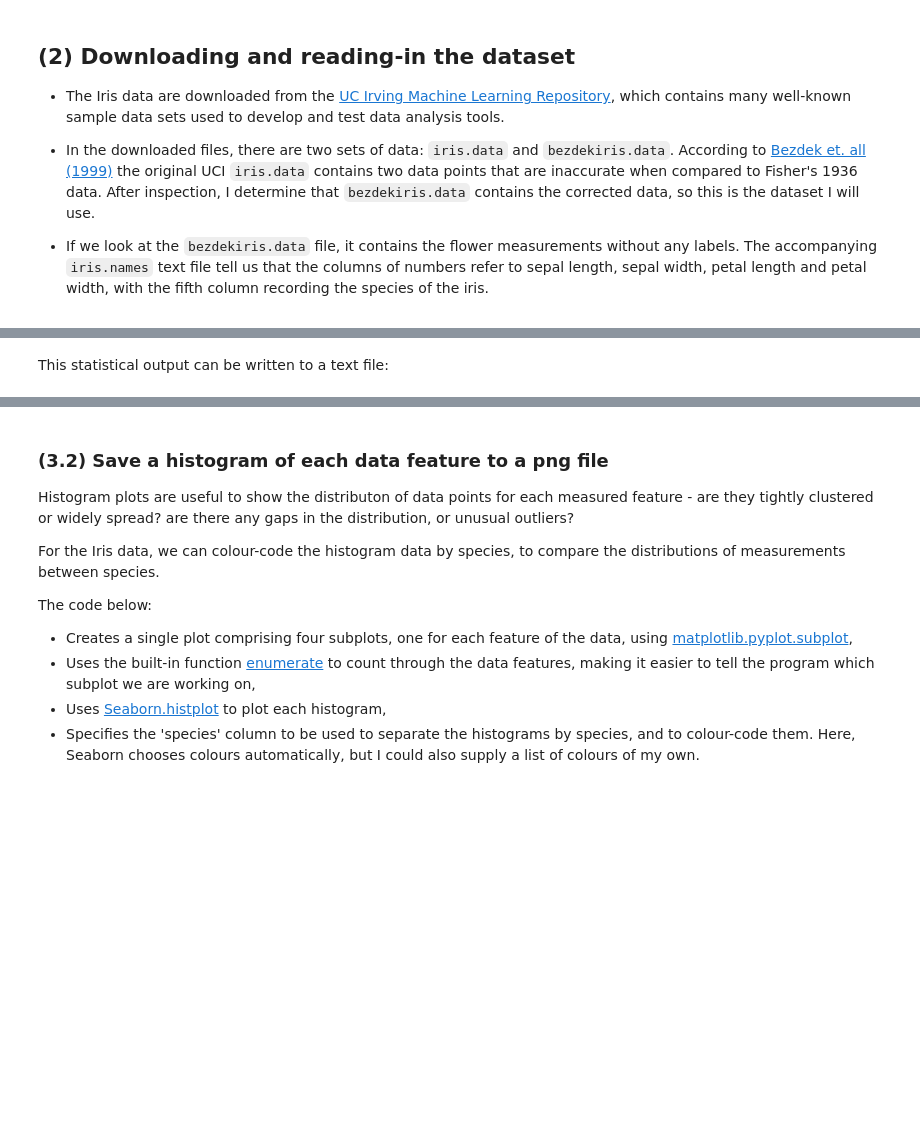
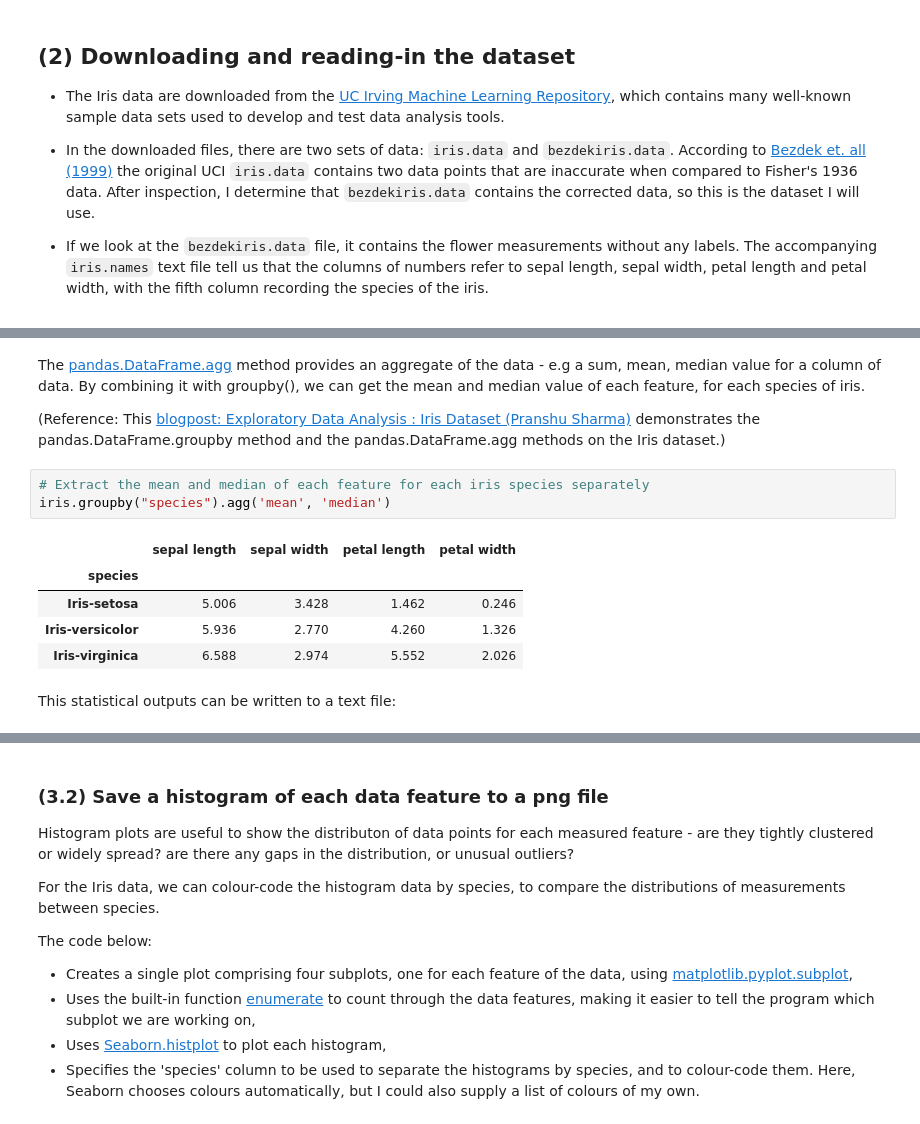
Before and after one commit to SuColl/pands-project, a Jupyter notebook: commentary.ipynb, the cells around one changed output, grey strips where cells are left out. Drawn from its saved outputs; the diff is of its cells as text; blank space fills up the shorter version.

```diff
--- a/commentary.ipynb
+++ b/commentary.ipynb
@@ -133,5 +176,18 @@ iris.describe()
+# %% [markdown]
+The [pandas.DataFrame.agg](https://pandas.pydata.org/docs/reference/api/pandas.DataFrame.agg.html) method provides an aggregate of the data - e.g a sum, mean, median value for a column of data. By combining it with groupby(), we can get the mean and median value of each feature, for each species of iris.
+
+(Reference: This [blogpost: Exploratory Data Analysis : Iris Dataset (Pranshu Sharma)](https://medium.com/analytics-vidhya/exploratory-data-analysis-iris-dataset-4df6f045cda) demonstrates the pandas.DataFrame.groupby method and the pandas.DataFrame.agg methods on the Iris dataset.)
+# %%
+# Extract the mean and median of each feature for each iris species separately
+iris.groupby("species").agg('mean', 'median')
+# %% [output]
+|  | sepal length | sepal width | petal length | petal width |
+| species |  |  |  |  |
+| Iris-setosa | 5.006 | 3.428 | 1.462 | 0.246 |
+| Iris-versicolor | 5.936 | 2.770 | 4.260 | 1.326 |
+| Iris-virginica | 6.588 | 2.974 | 5.552 | 2.026 |
 # %% [markdown]
-This statistical output can be written to a text file:
+This statistical outputs can be written to a text file:
 # %%
 # variable to hold filename of text file to contain a summary of each feature
 OUTPUT_FILENAME = "iris_stats.txt"
```
Also changed, not shown: parts of 12 cells of this notebook, 2 other files.
